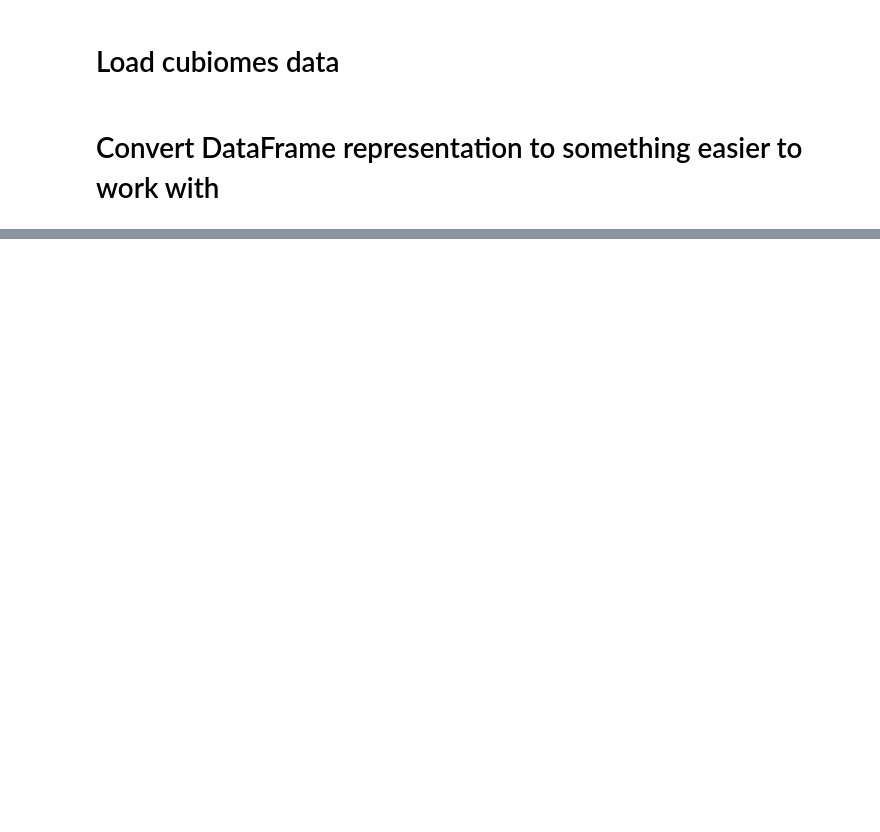
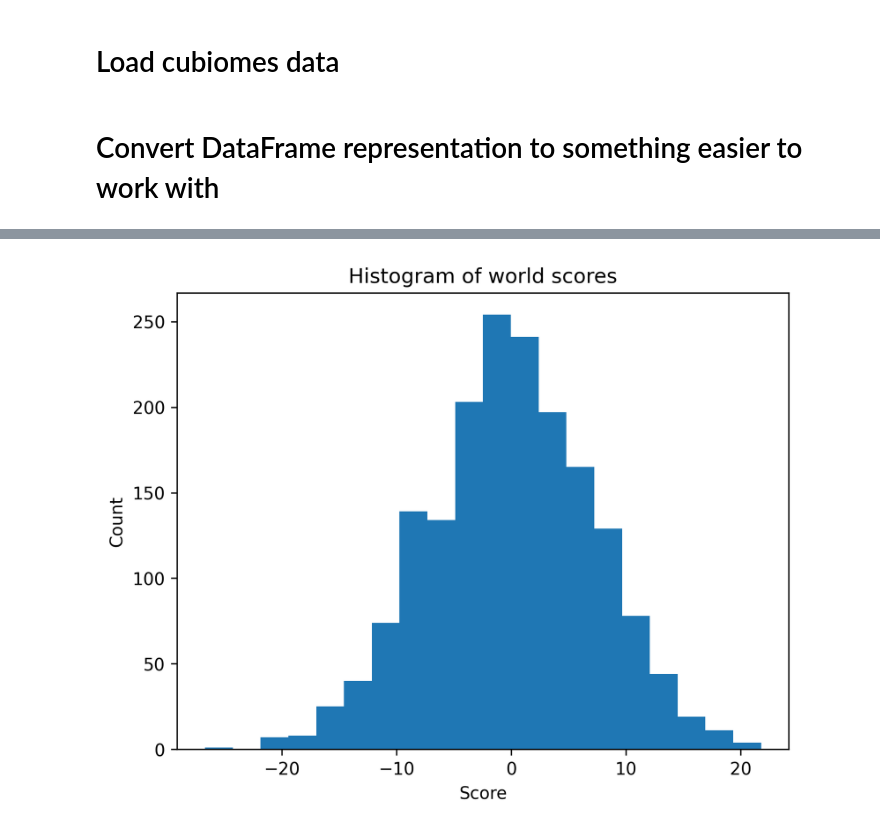
Before and after one commit to Henry-Ash-Williams/minesoc-seedfinding, a Jupyter notebook: main.ipynb, the cells around one changed output, grey strips where cells are left out. Saved outputs shown, nothing was run; the diff lists cells and outputs as text; code cells hidden in the pictures; blank space fills up the shorter version.

```diff
--- a/main.ipynb
+++ b/main.ipynb
@@ -39,6 +45,8 @@ for seed in tqdm(ALL_SEEDS):
     subs_structs = structures[structures["seed"] == seed]
     subs_biomes = biomes[biomes["seed"] == seed]
 
+    if subs_biomes.empty or subs_structs.empty:
+        continue
     for kind, count in subs_biomes.T.iloc[2:, :].itertuples():
         world.add_biome(kind, count)
 
@@ -57,0 +132,9 @@ world = worlds[idx]
+# %%
+plt.figure(dpi=300)
+plt.title("Histogram of world scores")
+plt.hist(list(scores.values()), bins=20)
+plt.xlabel("Score")
+plt.ylabel("Count")
+plt.show()
+# %% [output]
+[figure, added]
```
Also changed, not shown: parts of 20 cells of this notebook, 5 other files.
